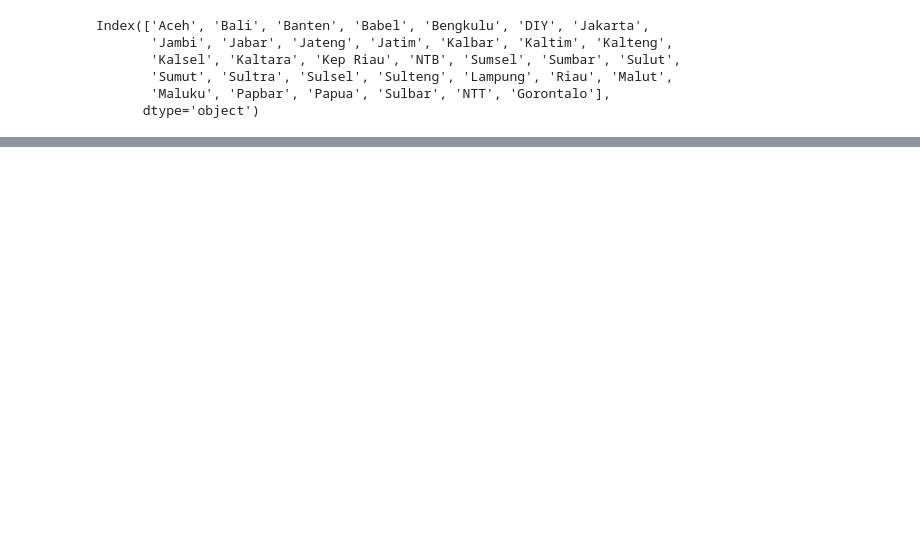
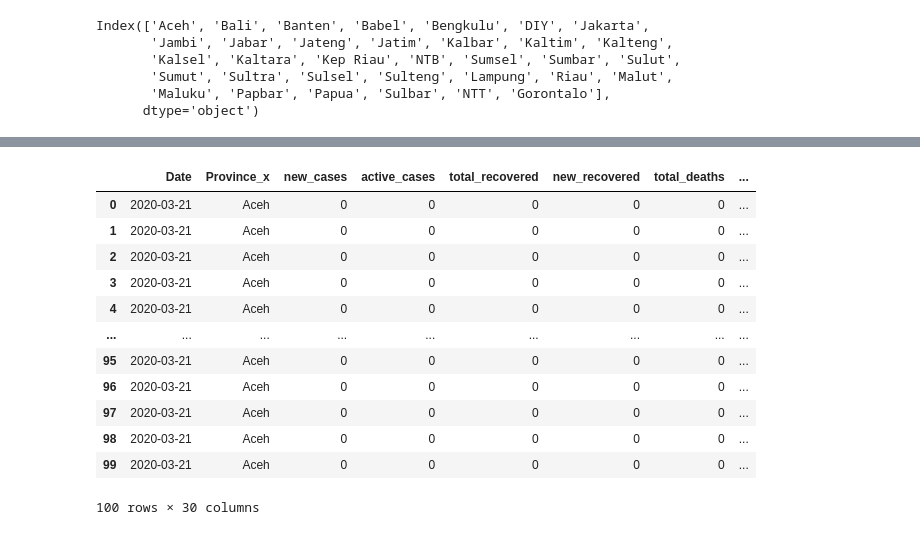
Before and after one commit to Svensone/bali-covid-app, a Jupyter notebook: data/transformKawalData.ipynb, the cells around one changed output, grey strips where cells are left out. Drawn from its saved outputs; the diff is of its cells as text; code cells hidden in the pictures; blank space fills up the shorter version.

```diff
--- a/data/transformKawalData.ipynb
+++ b/data/transformKawalData.ipynb
@@ -201 +357,20 @@ df_total.head()
+# %%
+
+# print(df_complete.tail())
+df_complete.head(100)
+# calculate metrics (like growth rate, deaths per 100k)
+# %% [output]
+|  | Date | Province_x | new_cases | active_cases | total_recovered | new_recovered | total_deaths | ... |
+| 0 | 2020-03-21 | Aceh | 0 | 0 | 0 | 0 | 0 | ... |
+| 1 | 2020-03-21 | Aceh | 0 | 0 | 0 | 0 | 0 | ... |
+| 2 | 2020-03-21 | Aceh | 0 | 0 | 0 | 0 | 0 | ... |
+| 3 | 2020-03-21 | Aceh | 0 | 0 | 0 | 0 | 0 | ... |
+| 4 | 2020-03-21 | Aceh | 0 | 0 | 0 | 0 | 0 | ... |
+| ... | ... | ... | ... | ... | ... | ... | ... | ... |
+| 95 | 2020-03-21 | Aceh | 0 | 0 | 0 | 0 | 0 | ... |
+| 96 | 2020-03-21 | Aceh | 0 | 0 | 0 | 0 | 0 | ... |
+| 97 | 2020-03-21 | Aceh | 0 | 0 | 0 | 0 | 0 | ... |
+| 98 | 2020-03-21 | Aceh | 0 | 0 | 0 | 0 | 0 | ... |
+| 99 | 2020-03-21 | Aceh | 0 | 0 | 0 | 0 | 0 | ... |
+100 rows × 30 columns
 # %%
```
Also changed, not shown: parts of 25 cells of this notebook, 4 other files.
